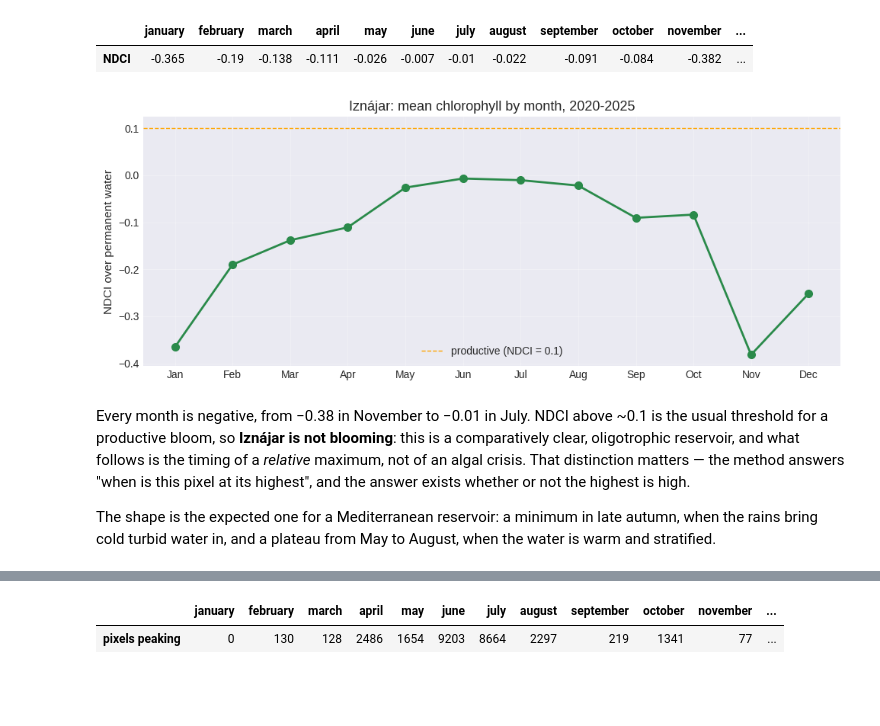
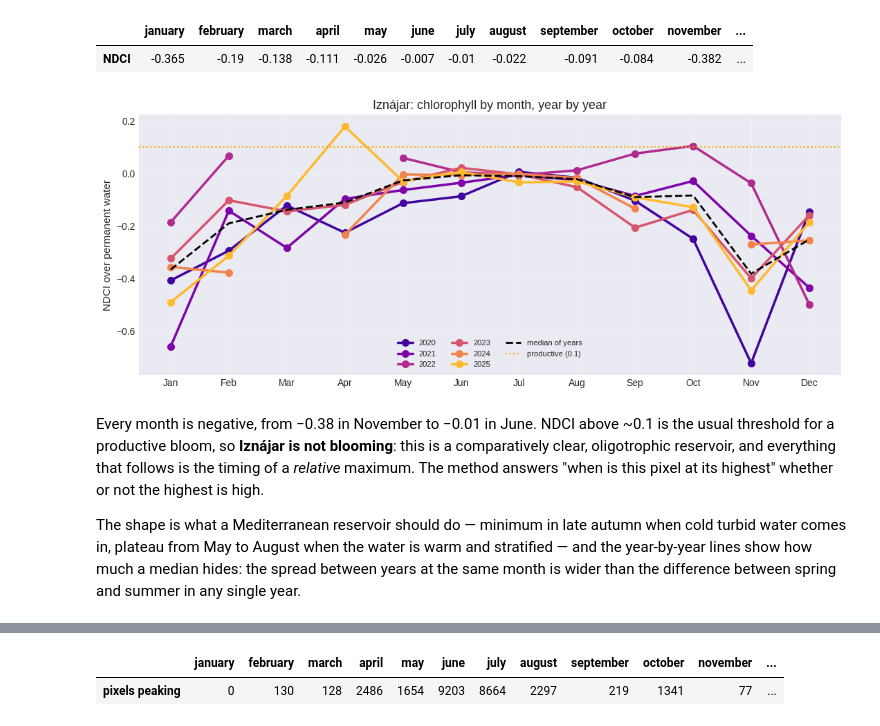
Before and after one commit to Digdgeo/Ndvi2Gif, a Jupyter notebook: book/notebooks/10_water_quality_reservoirs.ipynb, the cells around one changed output, grey strips where cells are left out. Drawn from its saved outputs; the diff is of its cells as text; code cells hidden in the pictures; blank space fills up the shorter version.

```diff
--- a/book/notebooks/10_water_quality_reservoirs.ipynb
+++ b/book/notebooks/10_water_quality_reservoirs.ipynb
@@ -171,26 +324,49 @@ Year 2024: 10/12 periods with data using ndci index
 Year 2025: 12/12 periods with data using ndci index
 |  | january | february | march | april | may | june | july | august | september | october | november | ... |
 | NDCI | -0.365 | -0.19 | -0.138 | -0.111 | -0.026 | -0.007 | -0.01 | -0.022 | -0.091 | -0.084 | -0.382 | ... |
-# %%
-fig, ax = plt.subplots(figsize=(10, 4))
-ax.plot(range(1, 13), series.values, 'o-', color='#2a8a4a', linewidth=2)
-ax.axhline(0.1, color='orange', ls='--', lw=1, label='productive (NDCI = 0.1)')
-ax.set_xticks(range(1, 13), [m[:3].capitalize() for m in chl.period_names])
-ax.set_ylabel('NDCI over permanent water')
-ax.set_title(f'{NAME}: mean chlorophyll by month, {YEARS[0]}-{YEARS[1]}')
-ax.legend(frameon=False)
-for side in ('top', 'right'):
-    ax.spines[side].set_visible(False)
-plt.tight_layout()
-# %% [output]
-[figure, removed]
+# %%
+# The same, year by year: a median across years hides how variable this is.
+# get_stats() is the library's zonal statistics: it runs reduceRegions over the
+# image and returns a GeoDataFrame, one row per feature. Because the composite
+# is already masked to the permanent water, the reducer ignores the land by
+# itself — no need to turn the mask into a polygon
+reservoir_fc = reservoirs.filter(ee.Filter.eq('Nombre', NAME))
+
+rows = []
+images = ndci_years.toList(ndci_years.size())
+for i, year in enumerate(years):
+    masked_year = ee.Image(images.get(i)).updateMask(permanent)
+    stats = chl.get_stats(image=masked_year, geom=reservoir_fc, stat='MEAN', scale=20)
+    values = stats.iloc[0]
+    for month in months:
+        rows.append({'year': year, 'month': month, 'ndci': values.get(month)})
+
+ndci_by_year = pd.DataFrame(rows)
+ndci_by_year['month_num'] = ndci_by_year['month'].map({m: i + 1 for i, m in enumerate(months)})
+
+fig, ax = plt.subplots(figsize=(11, 4.5))
+colours = plt.cm.plasma(np.linspace(0.1, 0.85, len(years)))
+for (year, group), colour in zip(ndci_by_year.groupby('year'), colours):
+    ax.plot(group['month_num'], group['ndci'], 'o-', color=colour, label=str(year))
+ax.plot(range(1, 13), series.values, 'k--', lw=2, label='median of years')
+ax.axhline(0.1, color='orange', ls=':', lw=1.5, label='productive (0.1)')
+ax.set_xticks(range(1, 13), [m[:3].capitalize() for m in months])
+ax.set_ylabel('NDCI over permanent water')
+ax.set_title(f'{NAME}: chlorophyll by month, year by year')
+ax.legend(frameon=False, ncol=3, fontsize=8)
+for side in ('top', 'right'):
+    ax.spines[side].set_visible(False)
+plt.tight_layout()
+# %% [output]
+[figure, added]
 # %% [markdown]
-Every month is negative, from −0.38 in November to −0.01 in July. NDCI above ~0.1 is the
+Every month is negative, from −0.38 in November to −0.01 in June. NDCI above ~0.1 is the
 usual threshold for a productive bloom, so **Iznájar is not blooming**: this is a
-comparatively clear, oligotrophic reservoir, and what follows is the timing of a *relative*
-maximum, not of an algal crisis. That distinction matters — the method answers "when is
-this pixel at its highest", and the answer exists whether or not the highest is high.
+comparatively clear, oligotrophic reservoir, and everything that follows is the timing of
+a *relative* maximum. The method answers "when is this pixel at its highest" whether or not
+the highest is high.
 
-The shape is the expected one for a Mediterranean reservoir: a minimum in late autumn,
-when the rains bring cold turbid water in, and a plateau from May to August, when the
-water is warm and stratified.
+The shape is what a Mediterranean reservoir should do — minimum in late autumn when cold
+turbid water comes in, plateau from May to August when the water is warm and stratified —
+and the year-by-year lines show how much a median hides: the spread between years at the
+same month is wider than the difference between spring and summer in any single year.
```
Also changed, not shown: parts of 38 cells of this notebook, 4 other files.
